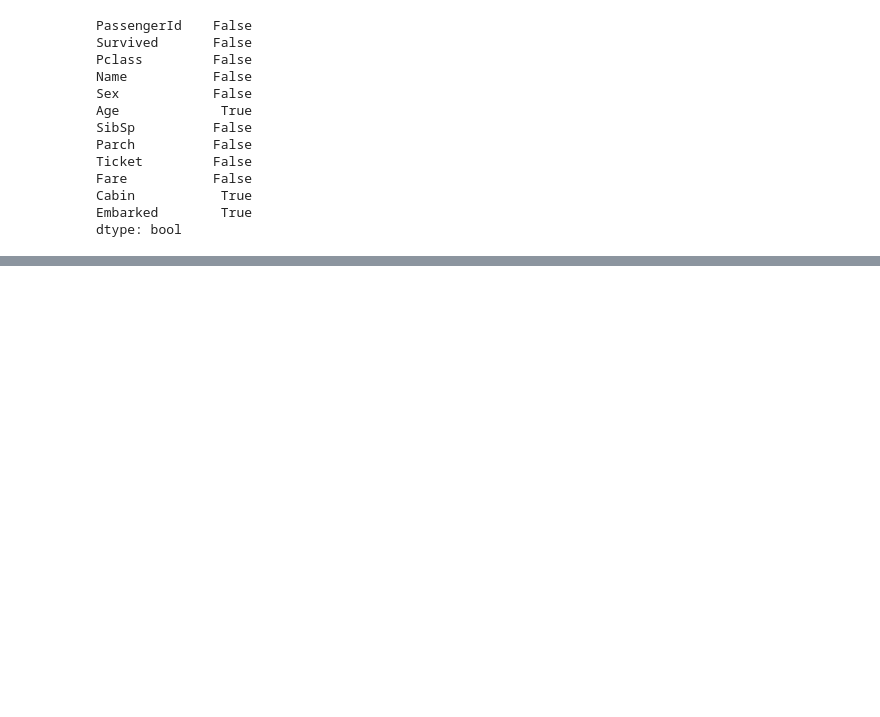
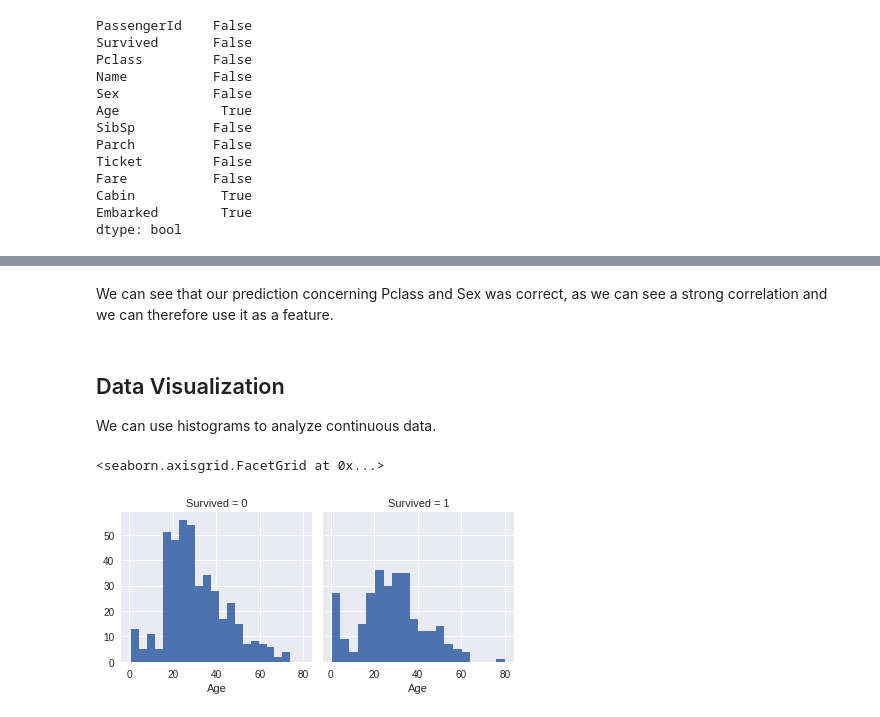
Before and after one commit to malcolmmathew-zz/kaggle-titanic, a Jupyter notebook: Titanic.ipynb, the cells around one changed output, grey strips where cells are left out. Cells and saved outputs as stored; diff of their text form; code cells hidden in the pictures; blank space fills up the shorter version.

```diff
--- a/Titanic.ipynb
+++ b/Titanic.ipynb
@@ -141,0 +191,12 @@ We can probably discard Cabin due to the null and incomplete values in test and
+# %% [markdown]
+We can see that our prediction concerning Pclass and Sex was correct, as we can see a strong correlation and we can therefore use it as a feature.
+# %% [markdown]
+## Data Visualization
+
+We can use histograms to analyze continuous data.
+# %%
+g = sns.FacetGrid(train_df, col='Survived')
+g.map(plt.hist, 'Age', bins=20)
+# %% [output]
+<seaborn.axisgrid.FacetGrid at 0x...>
+[figure, added]
```
Also changed, not shown: parts of 33 cells of this notebook.
